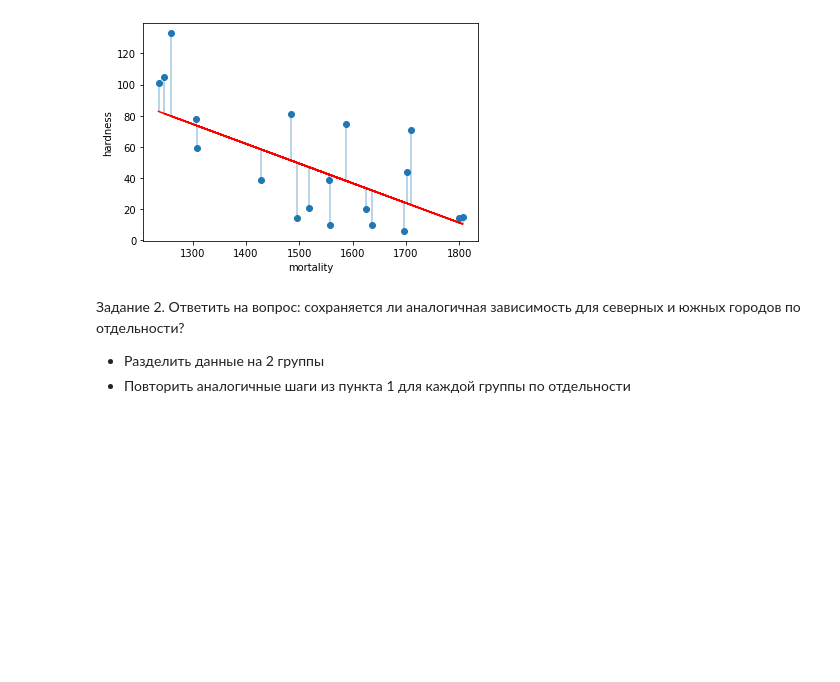
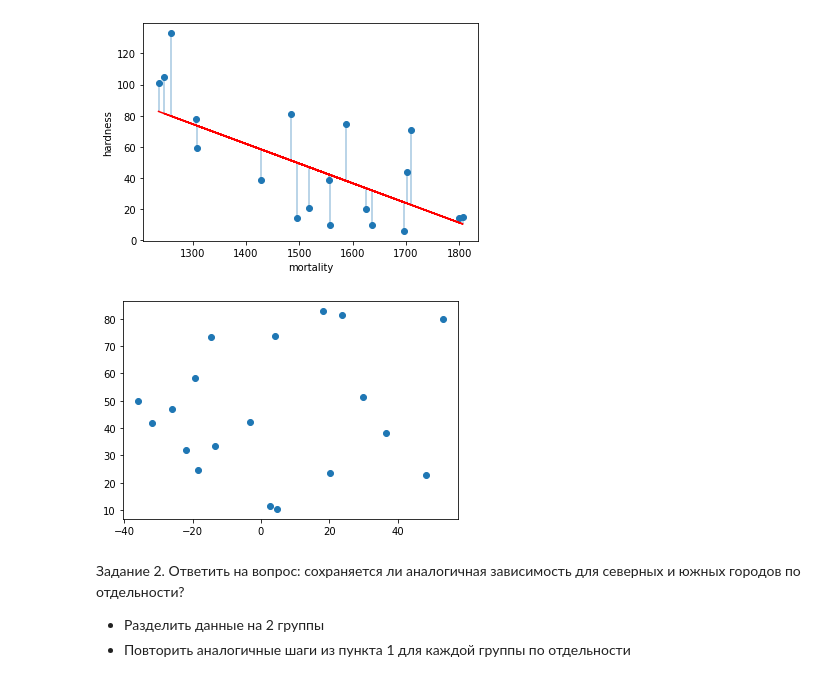
Before and after one commit to VadimZhurin/netology_python, a Jupyter notebook: HW_18.ipynb, the cells around one changed output. Saved outputs shown, nothing was run; the diff lists cells and outputs as text; code cells hidden in the pictures; blank space fills up the shorter version.

```diff
--- a/HW_18.ipynb
+++ b/HW_18.ipynb
@@ -96,6 +96,14 @@ plt.ylabel('hardness')
 plt.show()
 # %% [output]
 [figure]
+# %%
+residuals = y_test - y_pred # Расчитываем остатки
+
+plt.scatter(residuals, y_pred) # Строим график остатков
+
+plt.show()
+# %% [output]
+[figure, added]
 # %% [markdown]
 Задание 2.
 Ответить на вопрос: сохраняется ли аналогичная зависимость для северных и южных городов по отдельности?
```
Also changed, not shown: parts of 6 cells of this notebook.
